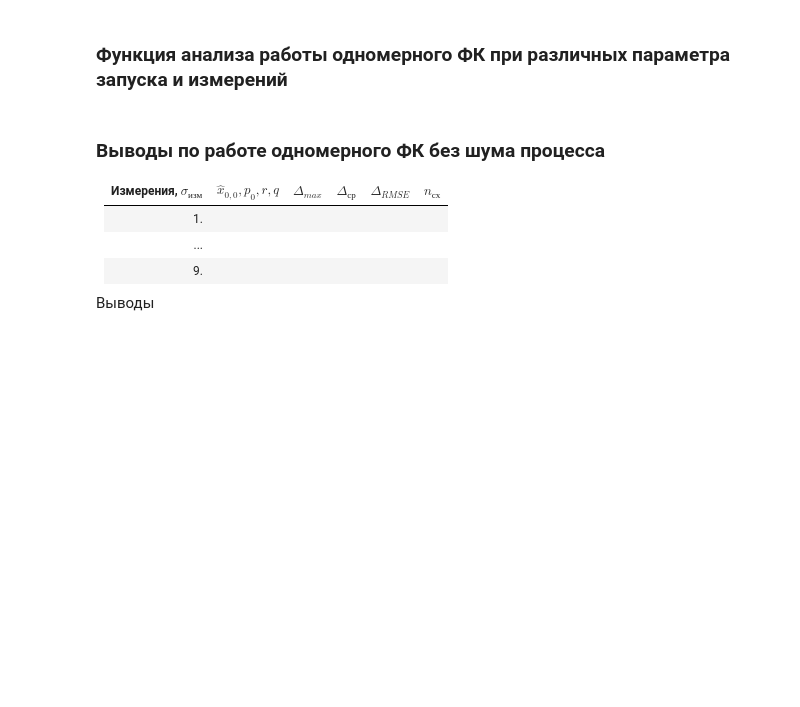
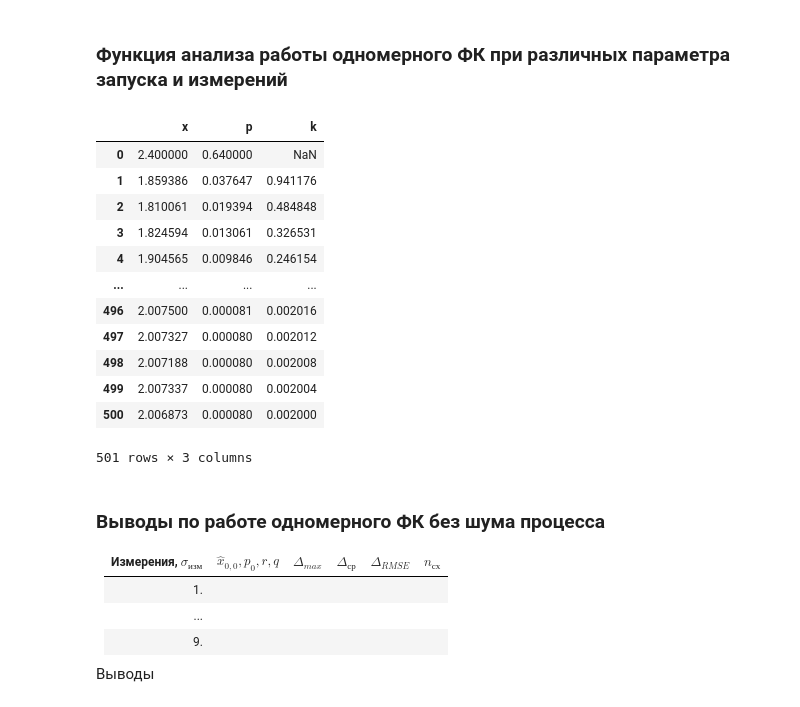
Before and after one commit to BROsandr/modeling_ius, a Jupyter notebook: lab2/lab02.ipynb, the cells around one changed output. Drawn from its saved outputs; the diff is of its cells as text; code cells hidden in the pictures; blank space fills up the shorter version.

```diff
--- a/lab2/lab02.ipynb
+++ b/lab2/lab02.ipynb
@@ -234,3 +252,20 @@ pd.DataFrame(data={'x': x, 'p': p, 'k': k})
+# %%
+x, p, k = kalman_filter(z=z_const, x0=amplitude+0.2*amplitude, p0=(4*noise_std)**2, r=noise_std**2, q=0)
+pd.DataFrame(data={'x': x, 'p': p, 'k': k})
+# %% [output]
+|  | x | p | k |
+| 0 | 2.400000 | 0.640000 | NaN |
+| 1 | 1.859386 | 0.037647 | 0.941176 |
+| 2 | 1.810061 | 0.019394 | 0.484848 |
+| 3 | 1.824594 | 0.013061 | 0.326531 |
+| 4 | 1.904565 | 0.009846 | 0.246154 |
+| ... | ... | ... | ... |
+| 496 | 2.007500 | 0.000081 | 0.002016 |
+| 497 | 2.007327 | 0.000080 | 0.002012 |
+| 498 | 2.007188 | 0.000080 | 0.002008 |
+| 499 | 2.007337 | 0.000080 | 0.002004 |
+| 500 | 2.006873 | 0.000080 | 0.002000 |
+501 rows × 3 columns
 # %% [markdown]
 ### Выводы по работе одномерного ФК без шума процесса
 
```
Also changed, not shown: parts of 5 cells of this notebook.
